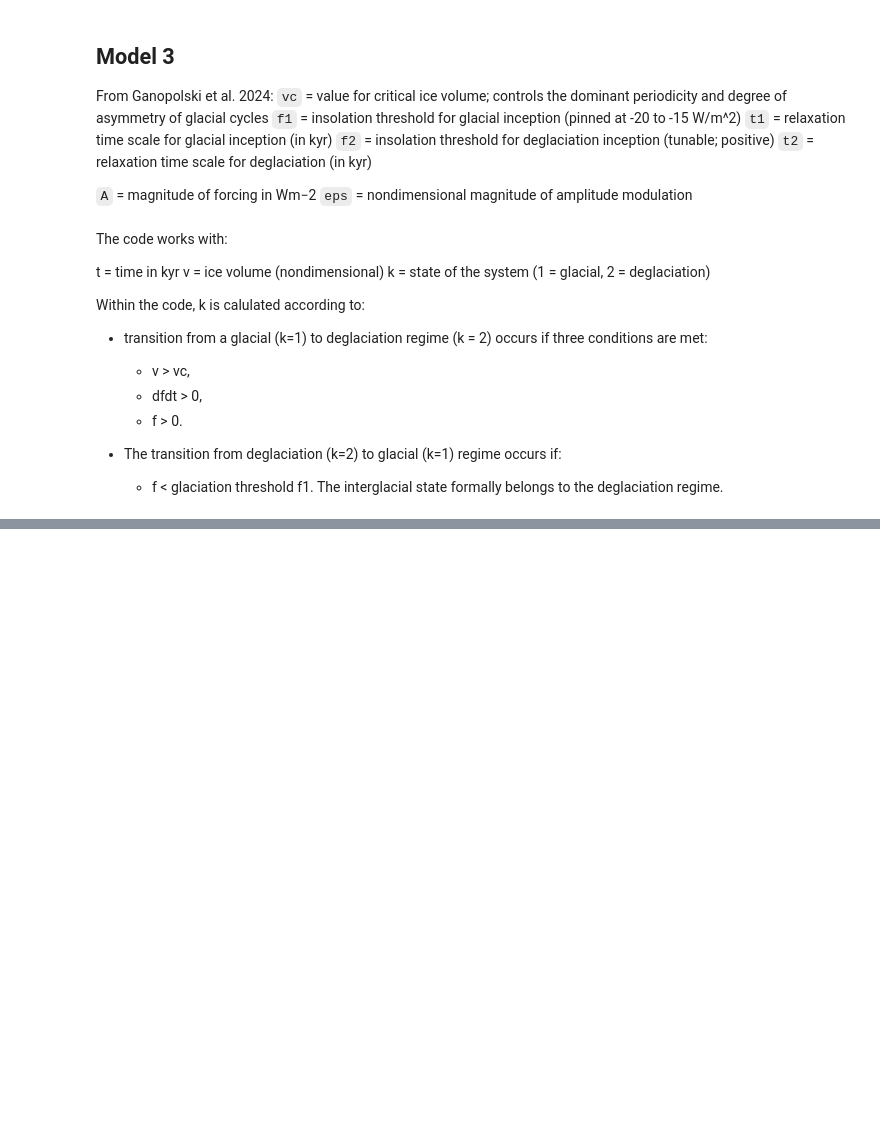
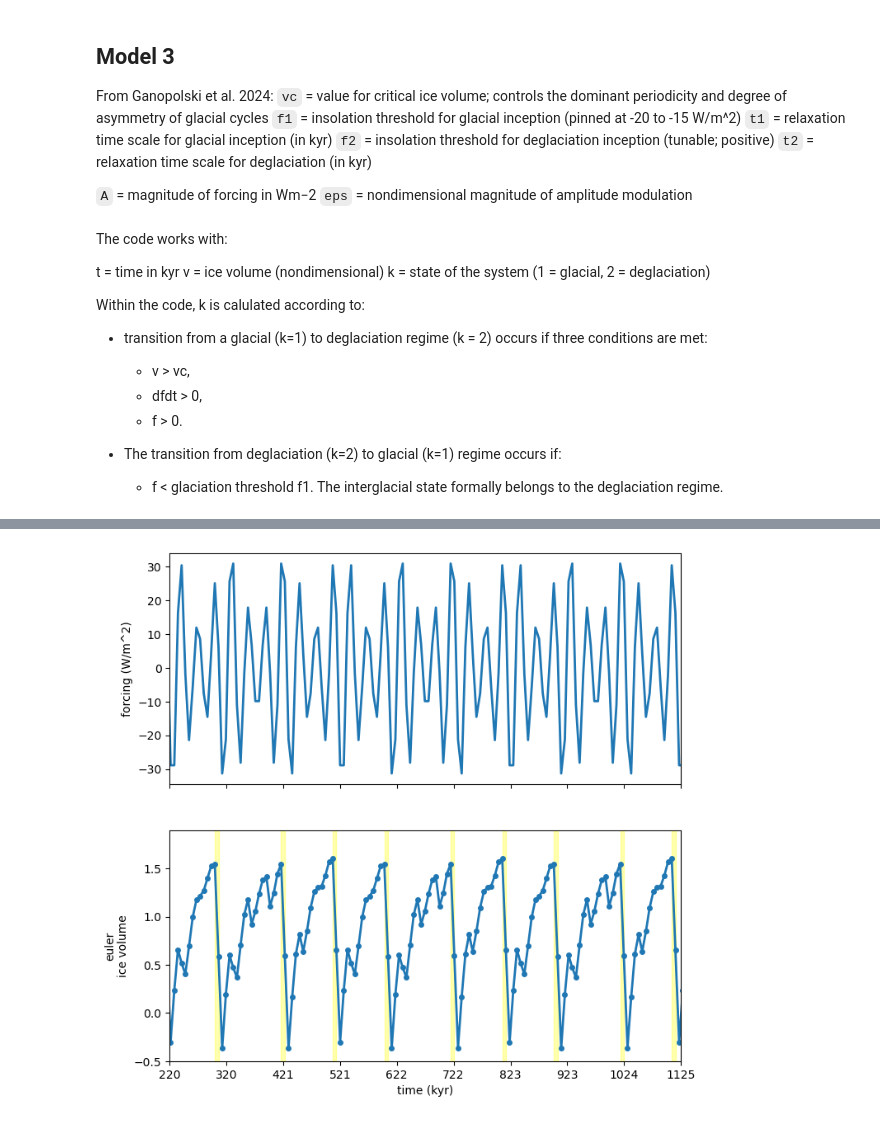
Before and after one commit to LinkedEarth/PaleoBeasts, a Jupyter notebook: notebooks/Ganopolski2024_demo.ipynb, the cells around one changed output, grey strips where cells are left out. Drawn from its saved outputs; the diff is of its cells as text; code cells hidden in the pictures; blank space fills up the shorter version.

```diff
--- a/notebooks/Ganopolski2024_demo.ipynb
+++ b/notebooks/Ganopolski2024_demo.ipynb
@@ -87,0 +56,84 @@ Text(0.5, 0, 'time (kyr)')
+# %%
+model3 = Model3(forcing=g24_forcing, var_name='ice volume', vc=vc, f1=f1, f2=f2, t1=t1, t2=t2)
+v_init= 0
+k_init = 1
+# %%
+length = 1200
+t0 = 0
+tend = t0+length
+delta_t=6.5
+# %%
+model3.k_arr = [k_init]
+model3.t_arr = [0]
+
+model3_euler = Solver(model3, method='euler', t_span=(t0, tend), y0=[v_init, k_init], kwargs={'state_param': True, 'dt':delta_t})
+model3_euler.integrate()
+tmp_df = pd.DataFrame({'t':np.array(model3.t_arr), 'k':np.array(model3.k_arr)})
+tmp_df.drop_duplicates(subset='t', inplace=True)
+
+model3_euler.diagnostics['k_arr'] = np.array(tmp_df['k'])
+model3_euler.diagnostics['t_arr'] = np.array(tmp_df['t'])
+# %%
+end_kya=75
+start_kya=980
+
+model_sols = [model3_euler]
+smooth = False
+solver_choice = True
+
+t_range = np.arange(max(model_sols[0].solution.t)-start_kya, max(model_sols[0].solution.t)-end_kya, delta_t)
+ticks = np.linspace(max(model_sols[0].solution.t)-start_kya, max(model_sols[0].solution.t)-end_kya, 10)  # Generate 6 ticks from 800 to 3000
+tick_labels = [str(int(tick)) for tick in ticks]  # Calculate labels 800 to 0
+
+fig, ax = plt.subplots(len(model_sols)+1, 1, sharex=True, figsize=(8, 8))
+
+for ik, model_sol in enumerate(model_sols):
+    t_arr = model_sol.diagnostics['t_arr']
+    k_arr = model_sol.diagnostics['k_arr']
+
+    df = pd.DataFrame({'Time': t_arr, 'k': k_arr})
+    df.sort_values('Time', inplace=True)
+    df = df[df['Time']>min(t_range)]
+
+    # Identify where 'k' changes
+    df['shifted_k'] = df['k'].shift(-1)  # Shift k values down for comparison
+    # Start of intervals
+    df['start'] = (df['k'] == 2) & (df['k'].shift(1) != 2)
+    # End of intervals (note the last interval needs special handling)
+    df['end'] = (df['k'] == 2) & (df['shifted_k'] != 2)
+
+    # Extract intervals
+    intervals = []
+    for _, row in df.iterrows():
+        if row['start']:
+            start_time = row['Time']
+        if row['end']:
+            end_time = row['Time']
+            intervals.append((start_time, end_time))
+
+    # Handling case where last interval does not end within the data range
+    if df.iloc[-1]['k'] == 2 and not df.iloc[-1]['end']:
+        intervals.append((start_time, df.iloc[-1]['Time']))
+
+    time = model_sol.solution.t
+
+    model_sol_y = model_sol.solution.y[0]
+    model_forcing = model_sol.model.forcing.get_forcing(time)
+    label=','.join([model_sol.method, 'solver sampled'])
+    ax[ik+1].plot(time, model_sol_y, linewidth=2, marker='o', markersize=4, label=label)
+
+    if len(intervals)>0:
+        for interval in intervals:
+            ax[ik+1].axvspan(interval[0], interval[1], color='yellow', alpha=0.3)
+    ax[ik+1].set_xlim([max(model_sol.solution.t)-start_kya, max(model_sol.solution.t)-end_kya])
+
+    ax[0].plot(time, model_forcing, linewidth=2, label=label)
+
+    ax[0].set_ylabel('forcing (W/m^2)')
+    ax[ik+1].set_xticks(ticks)
+    ax[ik+1].set_ylim([-.5,1.9])
+    ax[ik+1].set_ylabel('\n'.join([model_sol.method,model_sol.model.variable_name]))
+
+ax[-1].set_xticklabels(tick_labels)
+ax[-1].set_xlabel('time (kyr)')
+# %% [output]
@@ -87,0 +141 @@ Text(0.5, 0, 'time (kyr)')
+[figure, added]
```
Also changed, not shown: parts of 8 cells of this notebook.
